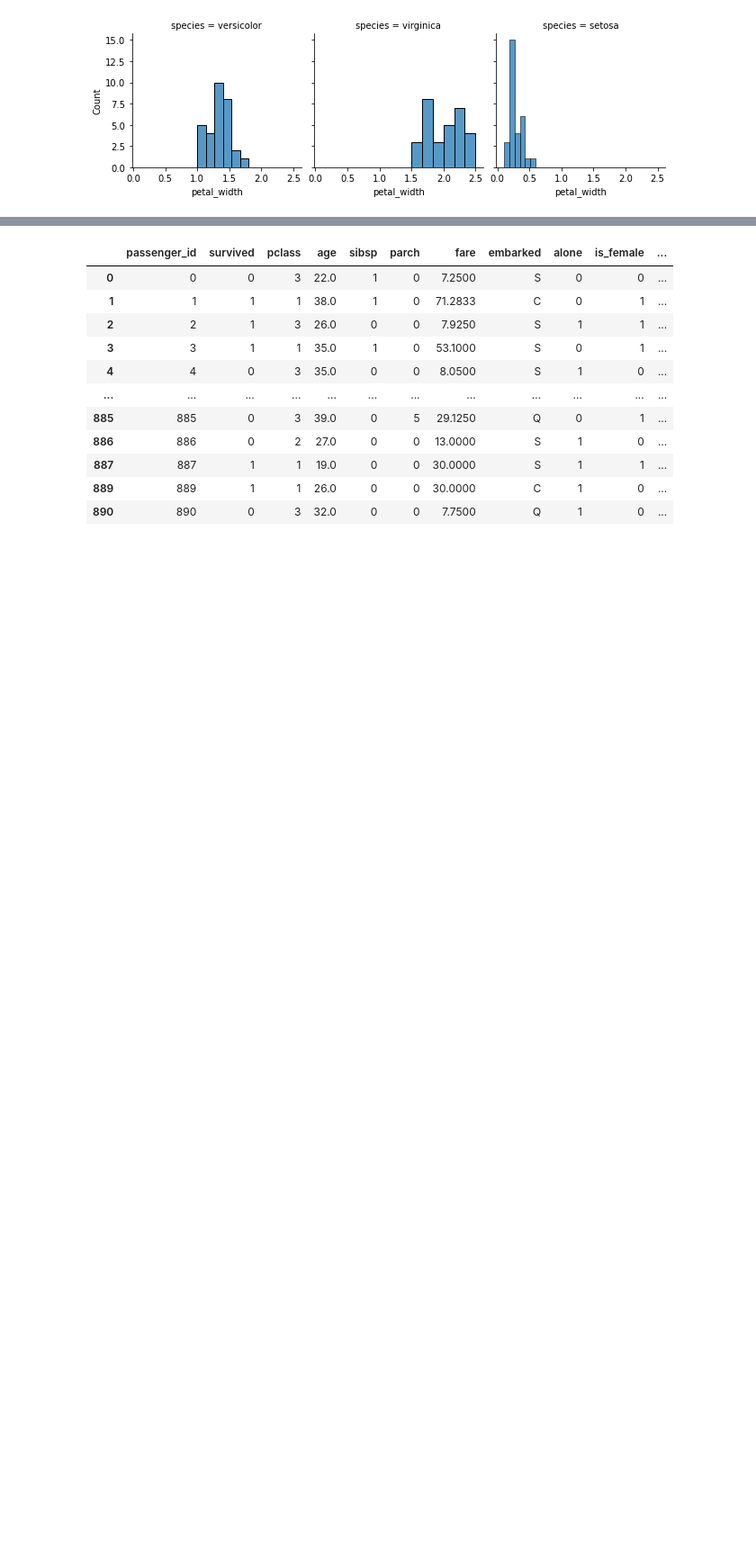
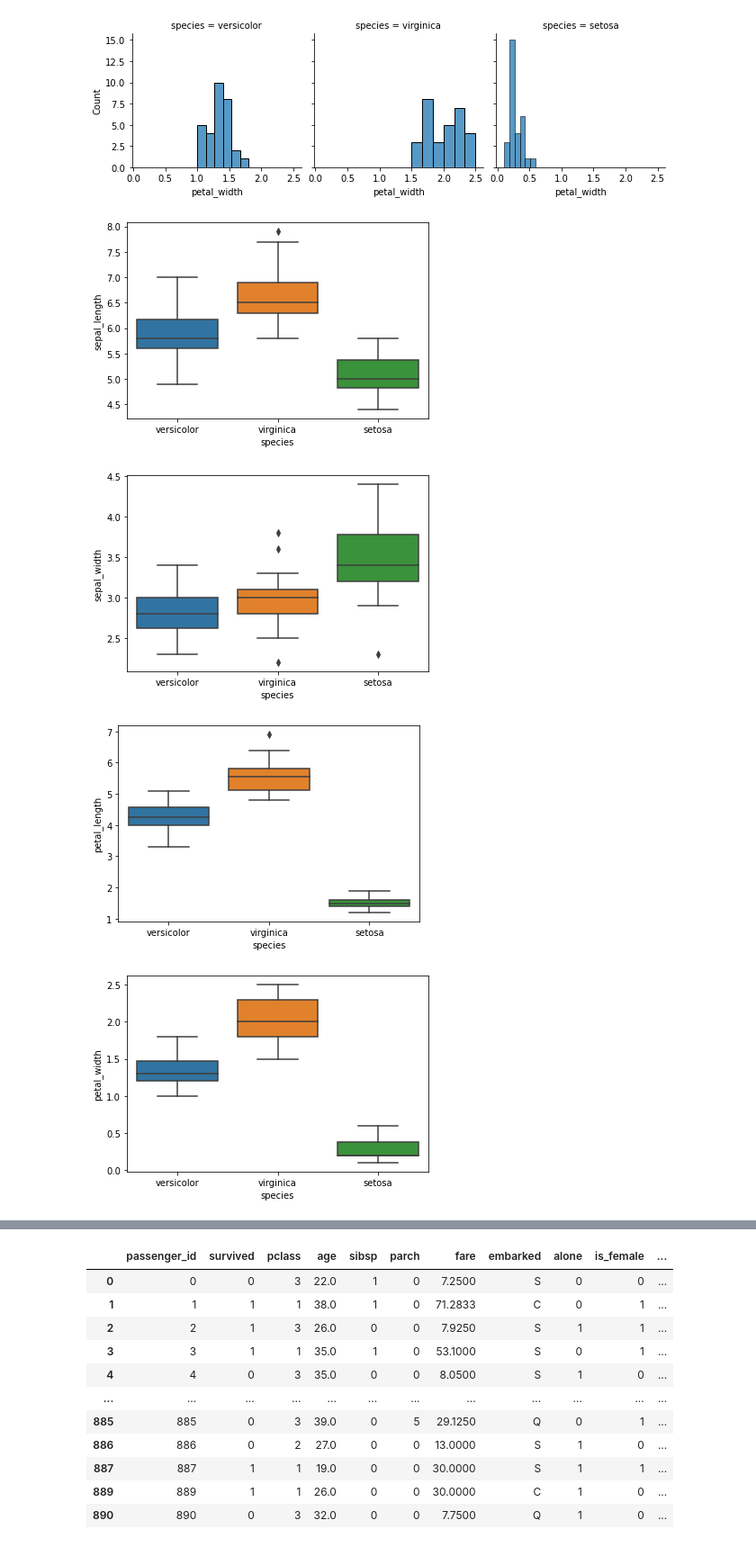
Before and after one commit to joshua-shorterivey/classification-exercises, a Jupyter notebook: classification_exercises.ipynb, the cells around one changed output, grey strips where cells are left out. Shown at 90% size. Cells and saved outputs as stored; diff of their text form; code cells hidden in the pictures; blank space fills up the shorter version.

```diff
--- a/classification_exercises.ipynb
+++ b/classification_exercises.ipynb
@@ -844,7 +845,3 @@ for col in num_columns:
 [figure]
 [figure]
 [figure]
-# %%
-for col in num_columns:
-    sns.boxplot(data=train_iris, x=col)
-    plt.show()
@@ -862,4 +854,13 @@ for col in num_columns:
 [figure]
 [figure]
 [figure]
+# %%
+for col in num_columns:
+    sns.boxplot(data=train_iris, y=col, x='species')
+    plt.show()
+# %% [output]
+[figure, new version]
+[figure, new version]
+[figure, new version]
+[figure, new version]
 # %% [markdown]
```
Also changed, not shown: parts of 43 cells of this notebook.
